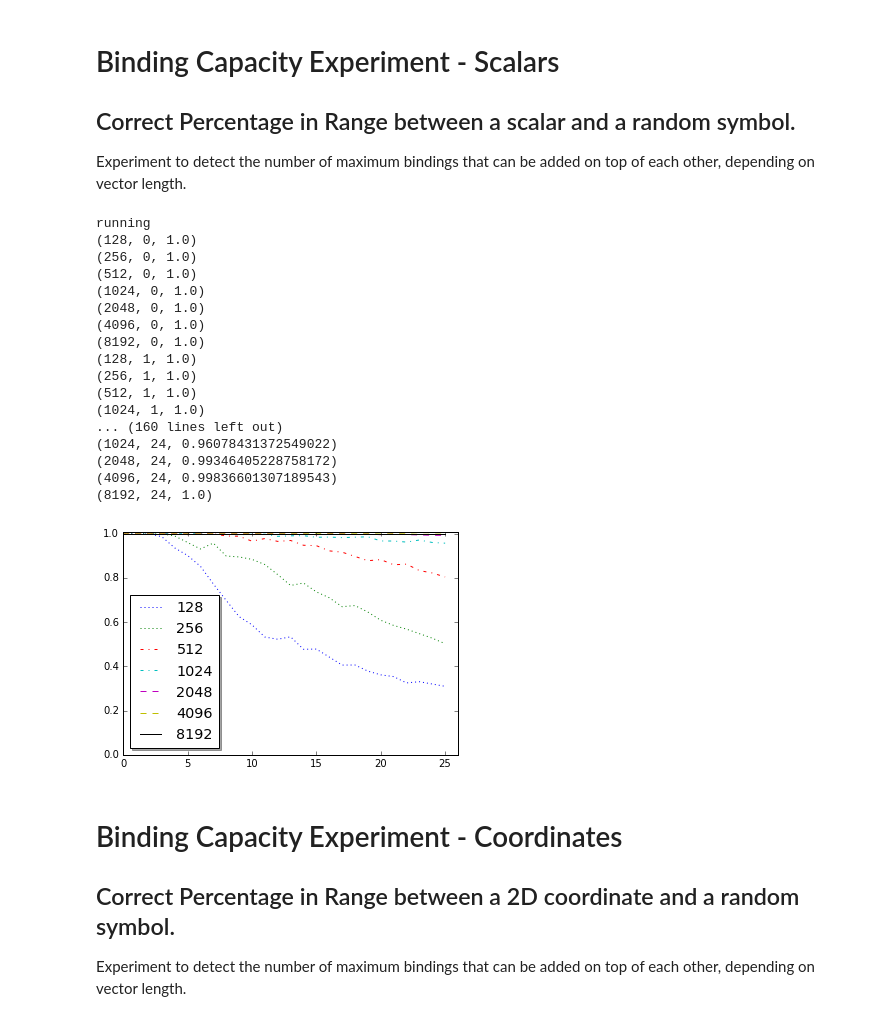
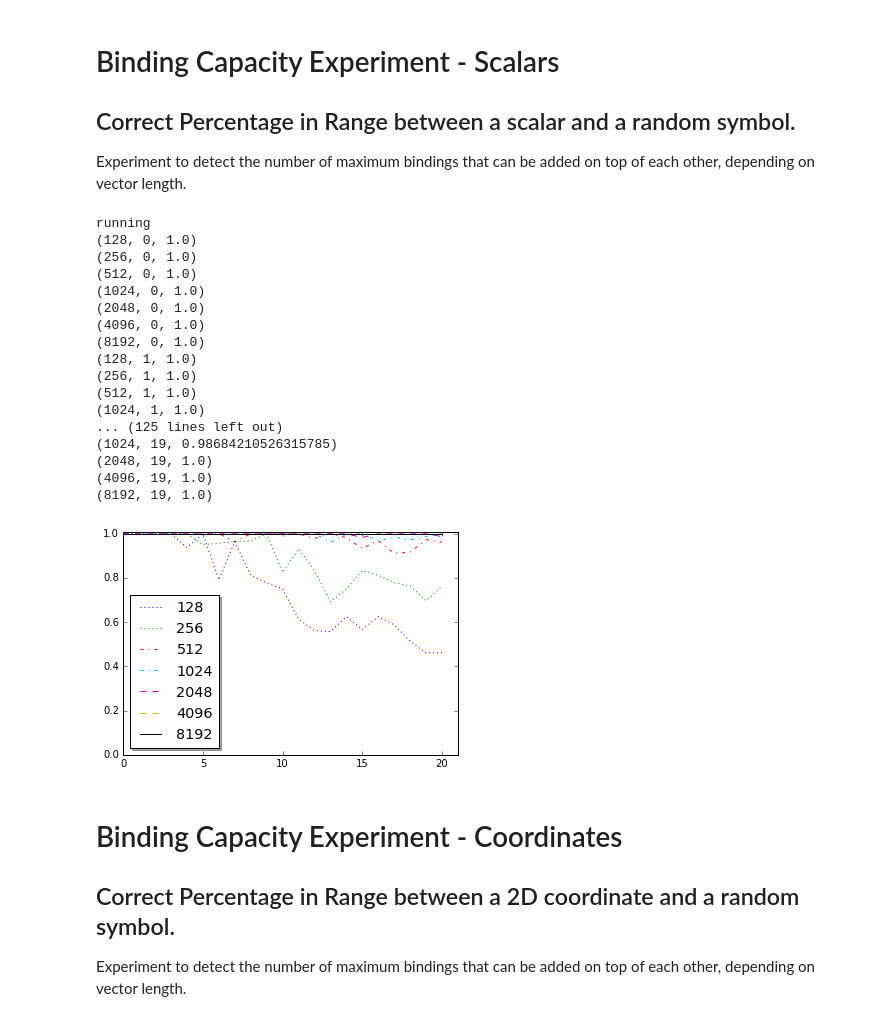
Before and after one commit to HBPNeurorobotics/holographic, a Jupyter notebook: vsa/HRR.ipynb, the cells around one changed output. Drawn from its saved outputs; the diff is of its cells as text; code cells hidden in the pictures.

```diff
--- a/vsa/HRR.ipynb
+++ b/vsa/HRR.ipynb
@@ -786,9 +786,9 @@ import legend
 HRR.reset_kernel()
 
 epsilon = 2
-it = 50
+it = 3
 steps = 7
-maxb = 25
+maxb = 20
 first_size = 128
 results = np.empty((steps,maxb+1), dtype=float)
 for i in range(steps):
@@ -824,39 +824,39 @@ for bindings in range(maxb):
                 fault = False
                 n = m % x[i]
                 for e in n.decodeCoordinate(dim=1,return_list=True):
                     if (abs(e[0] - y[i]) < epsilon):
                         if (e[1] < HRR.distance_threshold):
                             fault = True
                     elif(e[1] >= HRR.distance_threshold):
                         fault = True
                 if fault:
                     miss += 1
 
         results[step][bindings+1] = 1.0 - (float(miss) / ((it + 1) * (bindings + 1)))
         print(HRR.size,bindings,results[step][bindings])
         HRR.reset_kernel()
         HRR.set_size(HRR.size*2)
 
 legend.getLegend(results,first_size)
 # %% [output]
 running
 (128, 0, 1.0)
 (256, 0, 1.0)
 (512, 0, 1.0)
 (1024, 0, 1.0)
 (2048, 0, 1.0)
 (4096, 0, 1.0)
 (8192, 0, 1.0)
 (128, 1, 1.0)
 (256, 1, 1.0)
 (512, 1, 1.0)
 (1024, 1, 1.0)
-... (160 lines left out)
-(1024, 24, 0.96078431372549022)
-(2048, 24, 0.99346405228758172)
-(4096, 24, 0.99836601307189543)
-(8192, 24, 1.0)
+... (125 lines left out)
+(1024, 19, 0.98684210526315785)
+(2048, 19, 1.0)
+(4096, 19, 1.0)
+(8192, 19, 1.0)
-[figure, old version]
+[figure, new version]
 # %% [markdown]
 Binding Capacity Experiment - Coordinates
 ==================
```
Also changed, not shown: parts of 3 cells of this notebook, 11 other files.
